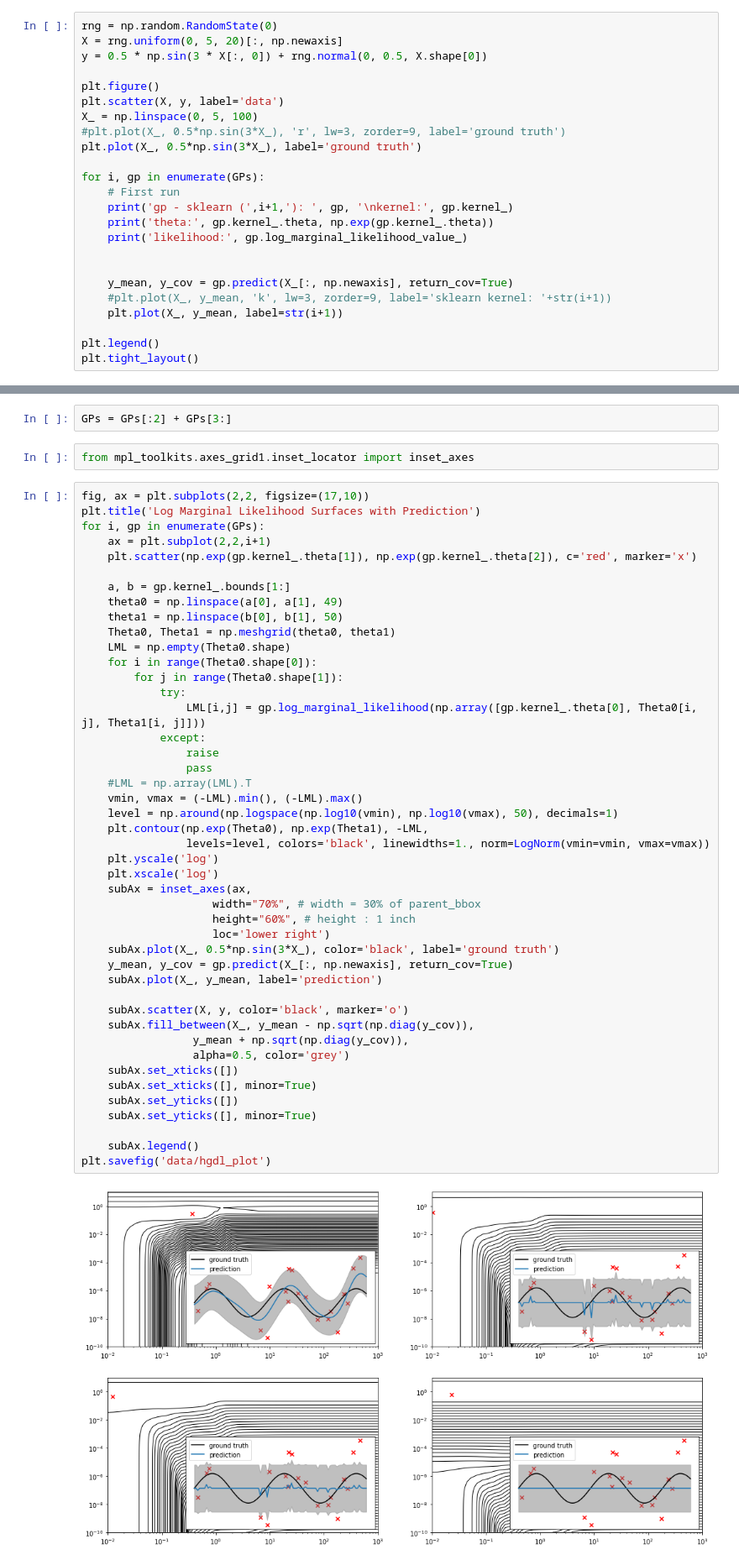
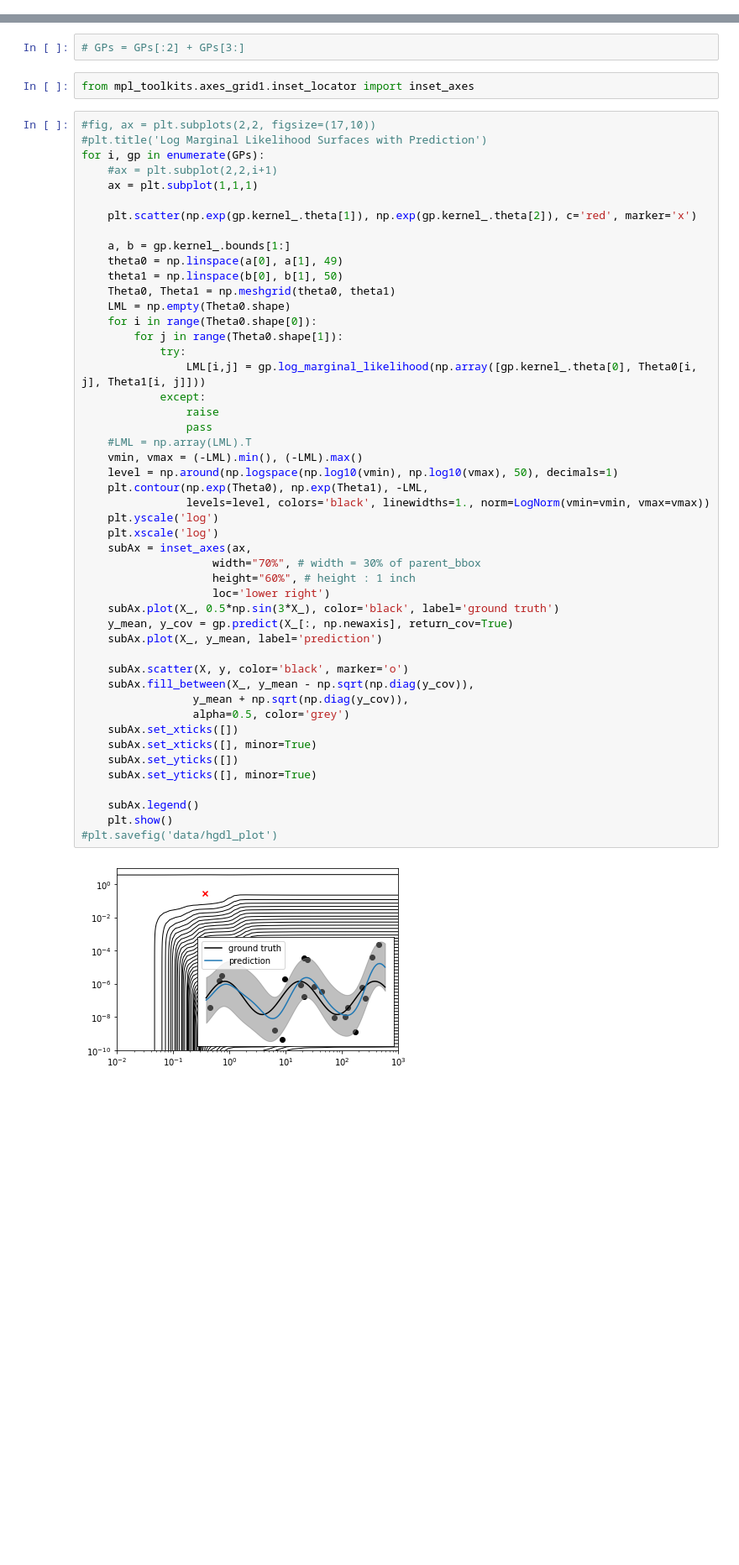
Before and after one commit to lbl-camera/HGDL, a Jupyter notebook: paper/sklearn/generate_plots.ipynb, the cells around one changed output, grey strips where cells are left out. Shown: that part at 84% size. Saved outputs shown, nothing was run; the diff lists cells and outputs as text; blank space fills up the shorter version.

```diff
--- a/paper/sklearn/generate_plots.ipynb
+++ b/paper/sklearn/generate_plots.ipynb
@@ -54,27 +65,3 @@ import numpy as np
 import matplotlib.pyplot as plt
 # %%
 from matplotlib.colors import LogNorm
-# %%
-rng = np.random.RandomState(0)
-X = rng.uniform(0, 5, 20)[:, np.newaxis]
-y = 0.5 * np.sin(3 * X[:, 0]) + rng.normal(0, 0.5, X.shape[0])
-
-plt.figure()
-plt.scatter(X, y, label='data')
-X_ = np.linspace(0, 5, 100)
-#plt.plot(X_, 0.5*np.sin(3*X_), 'r', lw=3, zorder=9, label='ground truth')
-plt.plot(X_, 0.5*np.sin(3*X_), label='ground truth')
-
-for i, gp in enumerate(GPs):
-    # First run
-    print('gp - sklearn (',i+1,'): ', gp, '\nkernel:', gp.kernel_)
-    print('theta:', gp.kernel_.theta, np.exp(gp.kernel_.theta))
-    print('likelihood:', gp.log_marginal_likelihood_value_)
-
-
-    y_mean, y_cov = gp.predict(X_[:, np.newaxis], return_cov=True)
-    #plt.plot(X_, y_mean, 'k', lw=3, zorder=9, label='sklearn kernel: '+str(i+1))
-    plt.plot(X_, y_mean, label=str(i+1))
-
-plt.legend()
-plt.tight_layout()
@@ -117,13 +78,15 @@ GPs
                           random_state=42)]
 # %%
-GPs = GPs[:2] + GPs[3:]
+# GPs = GPs[:2] + GPs[3:]
 # %%
 from mpl_toolkits.axes_grid1.inset_locator import inset_axes
 # %%
-fig, ax = plt.subplots(2,2, figsize=(17,10))
-plt.title('Log Marginal Likelihood Surfaces with Prediction')
+#fig, ax = plt.subplots(2,2, figsize=(17,10))
+#plt.title('Log Marginal Likelihood Surfaces with Prediction')
 for i, gp in enumerate(GPs):
-    ax = plt.subplot(2,2,i+1)
+    #ax = plt.subplot(2,2,i+1)
+    ax = plt.subplot(1,1,1)
+
     plt.scatter(np.exp(gp.kernel_.theta[1]), np.exp(gp.kernel_.theta[2]), c='red', marker='x')
 
     a, b = gp.kernel_.bounds[1:]
@@ -137,32 +100,33 @@ for i, gp in enumerate(GPs):
                 LML[i,j] = gp.log_marginal_likelihood(np.array([gp.kernel_.theta[0], Theta0[i, j], Theta1[i, j]]))
             except:
                 raise
                 pass
     #LML = np.array(LML).T
     vmin, vmax = (-LML).min(), (-LML).max()
     level = np.around(np.logspace(np.log10(vmin), np.log10(vmax), 50), decimals=1)
     plt.contour(np.exp(Theta0), np.exp(Theta1), -LML,
                 levels=level, colors='black', linewidths=1., norm=LogNorm(vmin=vmin, vmax=vmax))
     plt.yscale('log')
     plt.xscale('log')
     subAx = inset_axes(ax,
                     width="70%", # width = 30% of parent_bbox
                     height="60%", # height : 1 inch
                     loc='lower right')
     subAx.plot(X_, 0.5*np.sin(3*X_), color='black', label='ground truth')
     y_mean, y_cov = gp.predict(X_[:, np.newaxis], return_cov=True)
     subAx.plot(X_, y_mean, label='prediction')
 
     subAx.scatter(X, y, color='black', marker='o')
     subAx.fill_between(X_, y_mean - np.sqrt(np.diag(y_cov)),
                  y_mean + np.sqrt(np.diag(y_cov)),
                  alpha=0.5, color='grey')
     subAx.set_xticks([])
     subAx.set_xticks([], minor=True)
     subAx.set_yticks([])
     subAx.set_yticks([], minor=True)
 
     subAx.legend()
-plt.savefig('data/hgdl_plot')
+    plt.show()
+#plt.savefig('data/hgdl_plot')
 # %% [output]
-[figure, old version]
+[figure, new version]
```
Also changed, not shown: parts of 9 cells of this notebook, 2 other files.
